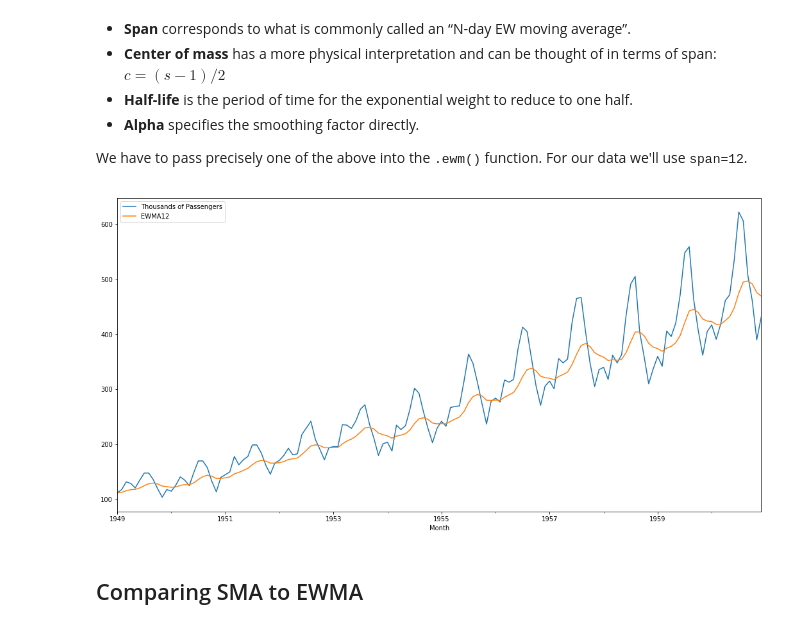
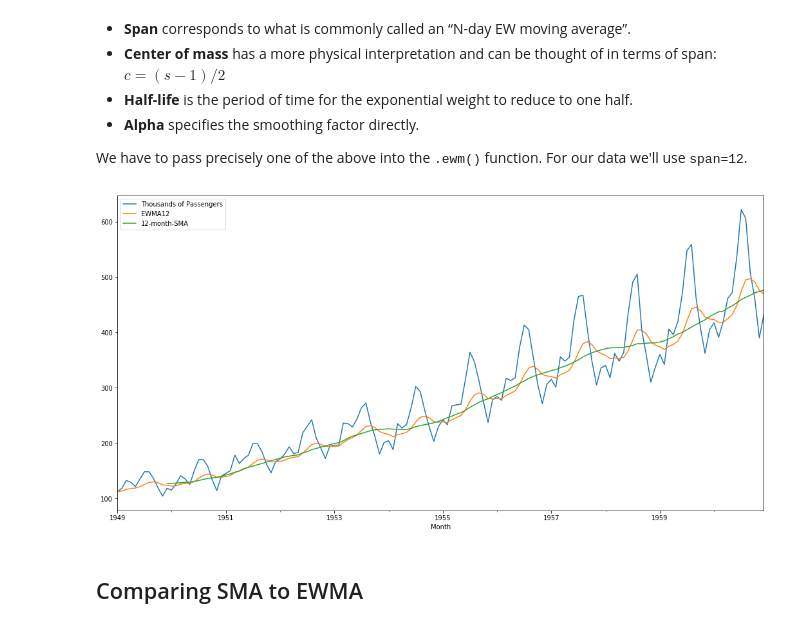
Before and after one commit to pksvv/MachineLearningSL, a Jupyter notebook: TSA/notebooks/02-Time-Series-Analysis-with-Statsmodels/02-EWMA-Exponentially-Weighted-Moving-Average.ipynb, the cells around one changed output. Cells and saved outputs as stored; diff of their text form; code cells hidden in the pictures.

```diff
--- a/TSA/notebooks/02-Time-Series-Analysis-with-Statsmodels/02-EWMA-Exponentially-Weighted-Moving-Average.ipynb
+++ b/TSA/notebooks/02-Time-Series-Analysis-with-Statsmodels/02-EWMA-Exponentially-Weighted-Moving-Average.ipynb
@@ -136,9 +136,9 @@ We have to pass precisely one of the above into the <tt>.ewm()</tt> function. Fo
 # %%
 airline['EWMA12'] = airline['Thousands of Passengers'].ewm(span=12,adjust=False).mean()
 # %%
-airline[['Thousands of Passengers','EWMA12']].plot(figsize=(18,9));
+airline[['Thousands of Passengers','EWMA12','12-month-SMA']].plot(figsize=(18,9));
 # %% [output]
-[figure, old version]
+[figure, new version]
 # %% [markdown]
 ## Comparing SMA to EWMA
 # %%
```
Also changed, not shown: parts of 2 cells of this notebook, 5 other files.
